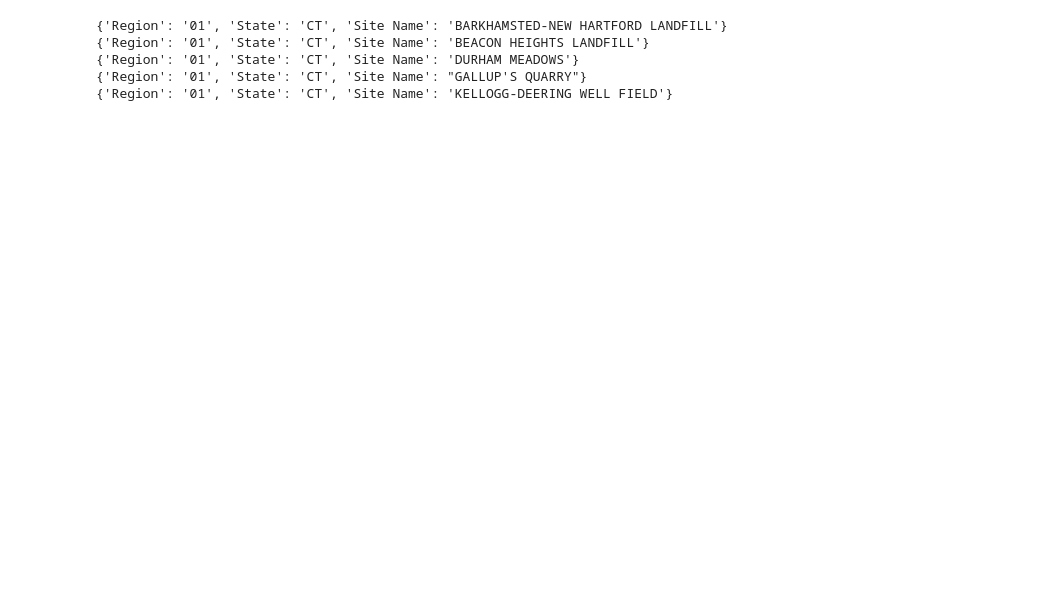
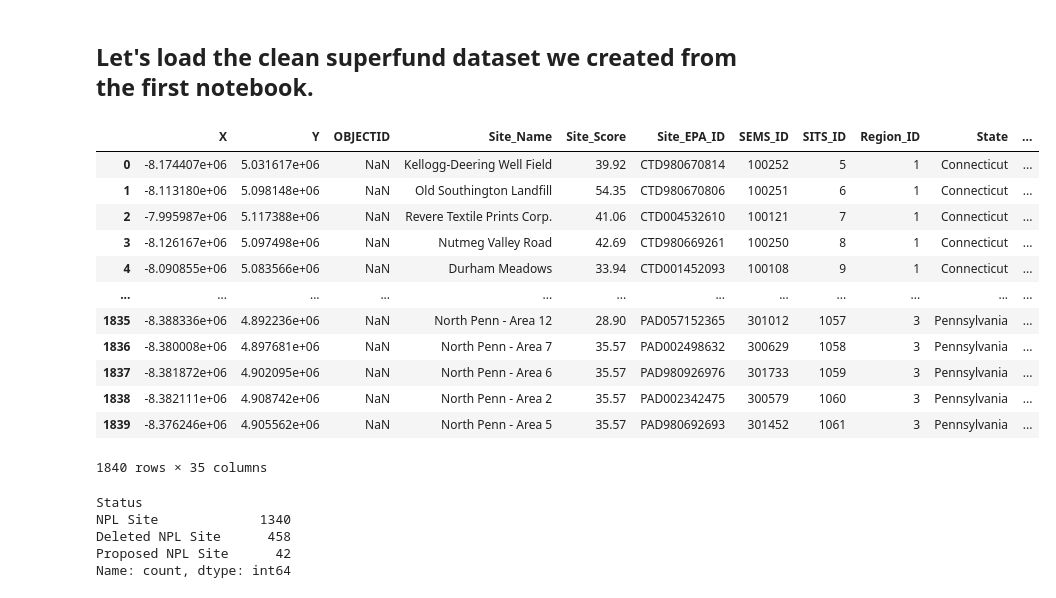
Before and after one commit to ananyabchetia/contaminated, a Jupyter notebook: jupyter_notebooks/first_notebook.ipynb, the cells around one changed output. Cells and saved outputs as stored; diff of their text form; code cells hidden in the pictures; blank space fills up the shorter version.

```diff
--- a/jupyter_notebooks/first_notebook.ipynb
+++ b/jupyter_notebooks/first_notebook.ipynb
@@ -135,36 +1,33 @@ ValueError: could not convert string to float: 'COROZAL'
-# %%
-import re
-
-pages_text = [page.extract_text() or "" for page in reader.pages[1:]]  # skip first page
-
-all_sites = []
-
-for page_num, page_text in enumerate(pages_text, start=2):
-    lines = page_text.split("\n")
-    for line in lines:
-        # skip headers
-        if line.startswith("---") or line.startswith("RUN DATE") or line.startswith("Page"):
-            continue
-
-        # match lines starting with Region (2 digits) and State (2 letters)
-        m = re.match(r"(\d{2})\s+([A-Z]{2})\s+(.+?)\s+\d{6}", line)
-        if m:
-            region = m.group(1)
-            state = m.group(2)
-            site_name = m.group(3).strip()
-
-            all_sites.append({
-                "Region": region,
-                "State": state,
-                "Site Name": site_name
-            })
-
-# check first 5
-for site in all_sites[:5]:
-    print(site)
-# %% [output]
-{'Region': '01', 'State': 'CT', 'Site Name': 'BARKHAMSTED-NEW HARTFORD LANDFILL'}
-{'Region': '01', 'State': 'CT', 'Site Name': 'BEACON HEIGHTS LANDFILL'}
-{'Region': '01', 'State': 'CT', 'Site Name': 'DURHAM MEADOWS'}
-{'Region': '01', 'State': 'CT', 'Site Name': "GALLUP'S QUARRY"}
-{'Region': '01', 'State': 'CT', 'Site Name': 'KELLOGG-DEERING WELL FIELD'}
+# %% [markdown]
+## Let's load the clean superfund dataset we created from the first notebook.
+# %%
+from pathlib import Path
+import pandas as pd
+
+ROOT = Path('..')
+DATA = ROOT / 'all_datasets' / 'Superfund_list_csv'
+
+df = pd.read_csv(DATA / 'superfund.csv')
+df
+# %% [output]
+|  | X | Y | OBJECTID | Site_Name | Site_Score | Site_EPA_ID | SEMS_ID | SITS_ID | Region_ID | State | ... |
+| 0 | -8.174407e+06 | 5.031617e+06 | NaN | Kellogg-Deering Well Field | 39.92 | CTD980670814 | 100252 | 5 | 1 | Connecticut | ... |
+| 1 | -8.113180e+06 | 5.098148e+06 | NaN | Old Southington Landfill | 54.35 | CTD980670806 | 100251 | 6 | 1 | Connecticut | ... |
+| 2 | -7.995987e+06 | 5.117388e+06 | NaN | Revere Textile Prints Corp. | 41.06 | CTD004532610 | 100121 | 7 | 1 | Connecticut | ... |
+| 3 | -8.126167e+06 | 5.097498e+06 | NaN | Nutmeg Valley Road | 42.69 | CTD980669261 | 100250 | 8 | 1 | Connecticut | ... |
+| 4 | -8.090855e+06 | 5.083566e+06 | NaN | Durham Meadows | 33.94 | CTD001452093 | 100108 | 9 | 1 | Connecticut | ... |
+| ... | ... | ... | ... | ... | ... | ... | ... | ... | ... | ... | ... |
+| 1835 | -8.388336e+06 | 4.892236e+06 | NaN | North Penn - Area 12 | 28.90 | PAD057152365 | 301012 | 1057 | 3 | Pennsylvania | ... |
+| 1836 | -8.380008e+06 | 4.897681e+06 | NaN | North Penn - Area 7 | 35.57 | PAD002498632 | 300629 | 1058 | 3 | Pennsylvania | ... |
+| 1837 | -8.381872e+06 | 4.902095e+06 | NaN | North Penn - Area 6 | 35.57 | PAD980926976 | 301733 | 1059 | 3 | Pennsylvania | ... |
+| 1838 | -8.382111e+06 | 4.908742e+06 | NaN | North Penn - Area 2 | 35.57 | PAD002342475 | 300579 | 1060 | 3 | Pennsylvania | ... |
+| 1839 | -8.376246e+06 | 4.905562e+06 | NaN | North Penn - Area 5 | 35.57 | PAD980692693 | 301452 | 1061 | 3 | Pennsylvania | ... |
+1840 rows × 35 columns
+# %%
+df['Status'].value_counts()
+# %% [output]
+Status
+NPL Site             1340
+Deleted NPL Site      458
+Proposed NPL Site      42
+Name: count, dtype: int64
```
Also changed, not shown: parts of 31 cells of this notebook, 5 other files.
